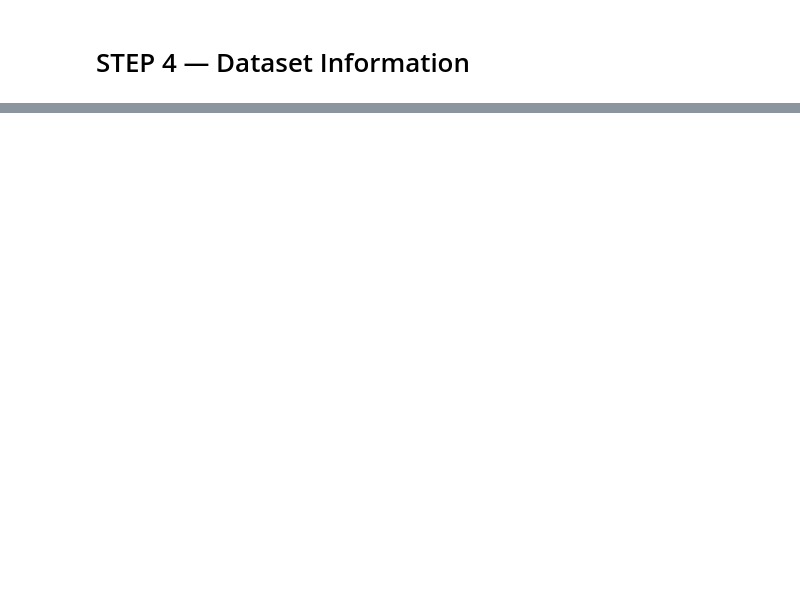
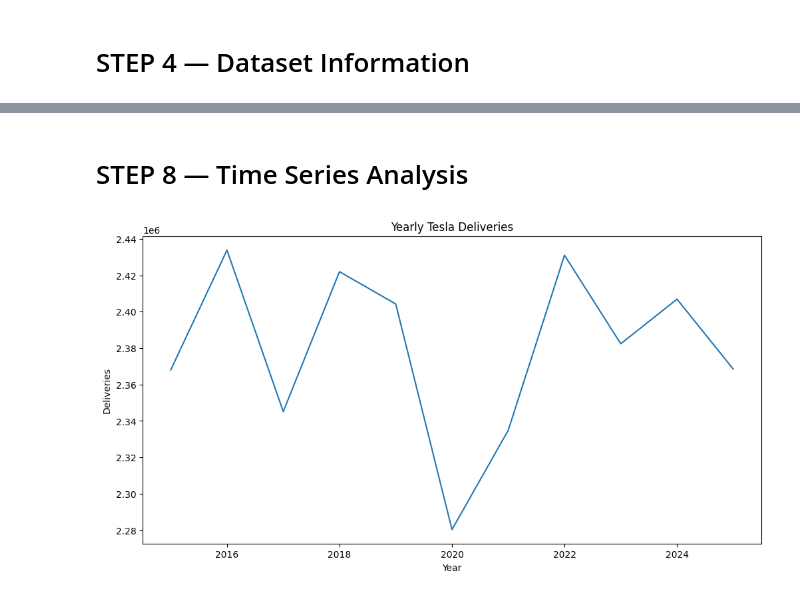
Before and after one commit to shivaanshh/Celebal_Technologies, a Jupyter notebook: Week2/week2_ShivaanshKaushik.ipynb, the cells around one changed output, grey strips where cells are left out. Drawn from its saved outputs; the diff is of its cells as text; code cells hidden in the pictures; blank space fills up the shorter version.

```diff
--- a/Week2/week2_ShivaanshKaushik.ipynb
+++ b/Week2/week2_ShivaanshKaushik.ipynb
@@ -643,0 +264,20 @@ This project demonstrates the practical application of Machine Learning in:
+# %% [markdown]
+
+# STEP 8 — Time Series Analysis
+# %%
+
+# Create yearly aggregated time series
+
+ts = df.groupby('Year')[
+    'Estimated_Deliveries'
+].sum()
+
+ts.plot(figsize=(12,6))
+
+plt.title("Yearly Tesla Deliveries")
+
+plt.ylabel("Deliveries")
+
+plt.show()
+# %% [output]
+[figure, added]
```
Also changed, not shown: parts of 72 cells of this notebook.
